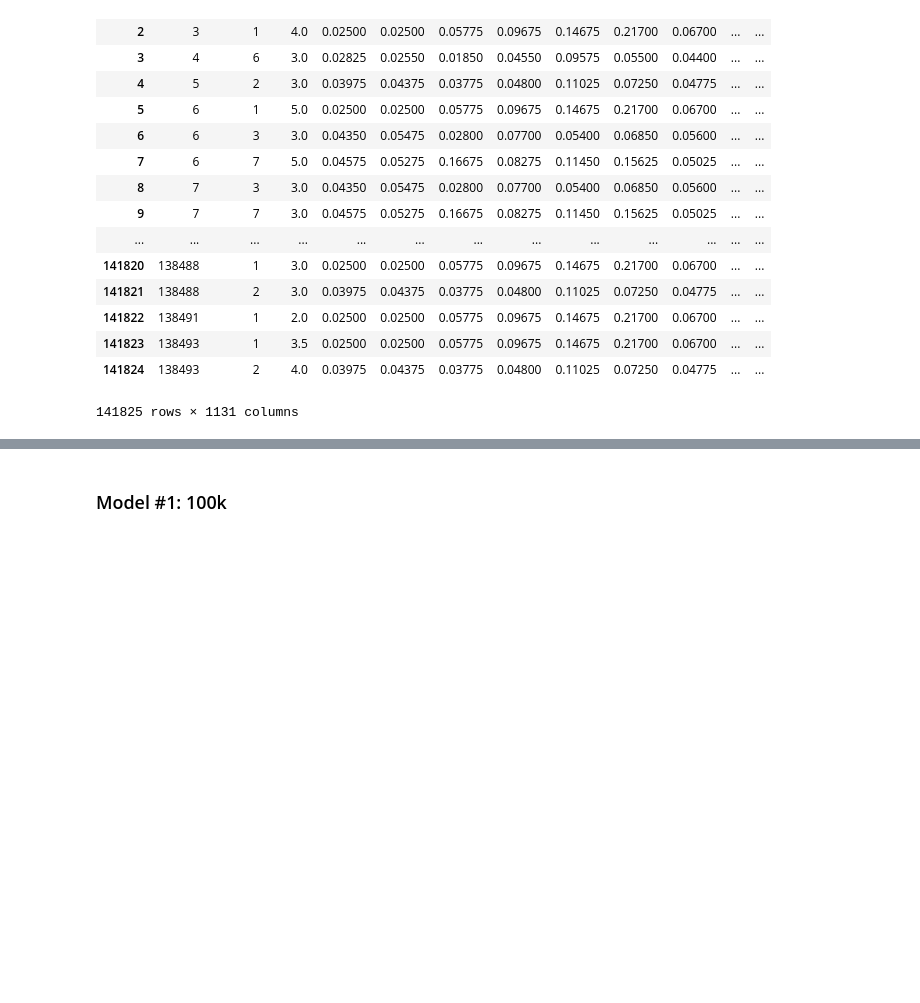
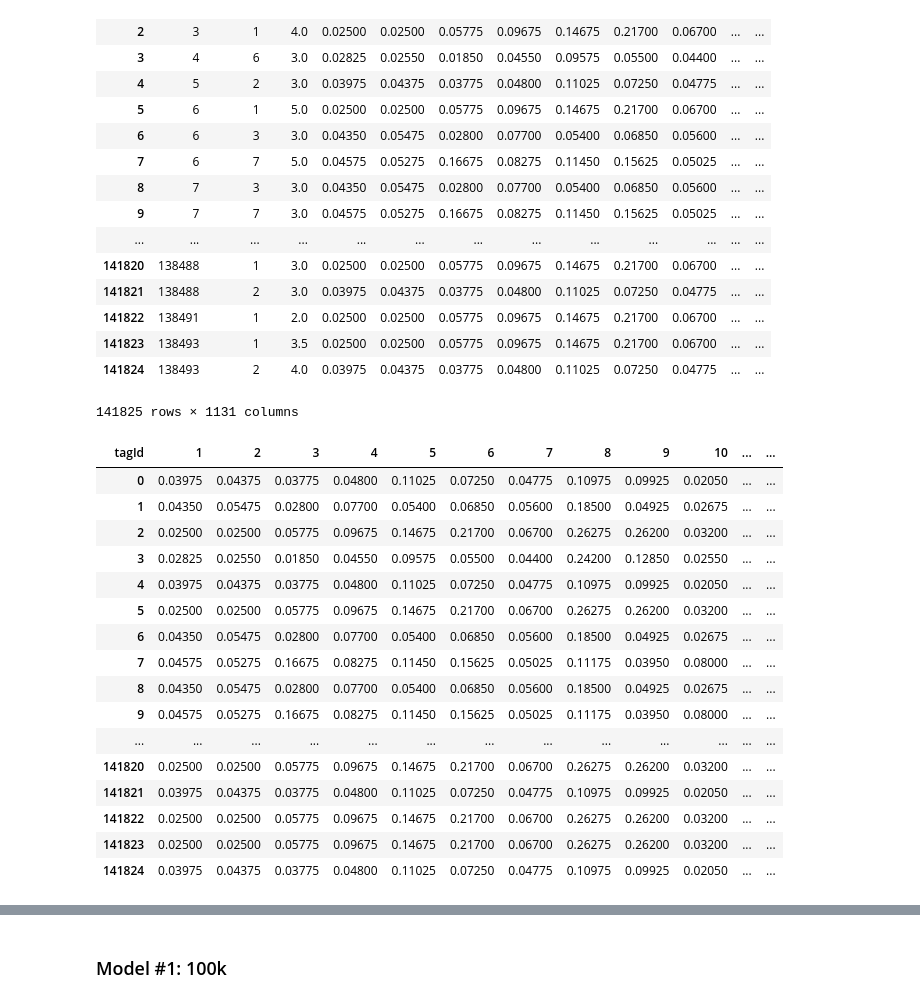
Before and after one commit to chasekregor/INFOCapstone, a Jupyter notebook: models.ipynb, the cells around one changed output, grey strips where cells are left out. Cells and saved outputs as stored; diff of their text form; code cells hidden in the pictures; blank space fills up the shorter version.

Commit message:
started making features for model 1

```diff
--- a/models.ipynb
+++ b/models.ipynb
@@ -72,6 +72,24 @@ model110k
 | 141824 | 138493 | 2 | 4.0 | 0.03975 | 0.04375 | 0.03775 | 0.04800 | 0.11025 | 0.07250 | 0.04775 | ... | ... |
 141825 rows × 1131 columns
 # %%
-features = model110k.iloc[,[4,5]]
+#features = model110k.iloc[4:]
+features = model110k.iloc[:,3:]
 features
 # %% [output]
+| tagId | 1 | 2 | 3 | 4 | 5 | 6 | 7 | 8 | 9 | 10 | ... | ... |
+| 0 | 0.03975 | 0.04375 | 0.03775 | 0.04800 | 0.11025 | 0.07250 | 0.04775 | 0.10975 | 0.09925 | 0.02050 | ... | ... |
+| 1 | 0.04350 | 0.05475 | 0.02800 | 0.07700 | 0.05400 | 0.06850 | 0.05600 | 0.18500 | 0.04925 | 0.02675 | ... | ... |
+| 2 | 0.02500 | 0.02500 | 0.05775 | 0.09675 | 0.14675 | 0.21700 | 0.06700 | 0.26275 | 0.26200 | 0.03200 | ... | ... |
+| 3 | 0.02825 | 0.02550 | 0.01850 | 0.04550 | 0.09575 | 0.05500 | 0.04400 | 0.24200 | 0.12850 | 0.02550 | ... | ... |
+| 4 | 0.03975 | 0.04375 | 0.03775 | 0.04800 | 0.11025 | 0.07250 | 0.04775 | 0.10975 | 0.09925 | 0.02050 | ... | ... |
+| 5 | 0.02500 | 0.02500 | 0.05775 | 0.09675 | 0.14675 | 0.21700 | 0.06700 | 0.26275 | 0.26200 | 0.03200 | ... | ... |
+| 6 | 0.04350 | 0.05475 | 0.02800 | 0.07700 | 0.05400 | 0.06850 | 0.05600 | 0.18500 | 0.04925 | 0.02675 | ... | ... |
+| 7 | 0.04575 | 0.05275 | 0.16675 | 0.08275 | 0.11450 | 0.15625 | 0.05025 | 0.11175 | 0.03950 | 0.08000 | ... | ... |
+| 8 | 0.04350 | 0.05475 | 0.02800 | 0.07700 | 0.05400 | 0.06850 | 0.05600 | 0.18500 | 0.04925 | 0.02675 | ... | ... |
+| 9 | 0.04575 | 0.05275 | 0.16675 | 0.08275 | 0.11450 | 0.15625 | 0.05025 | 0.11175 | 0.03950 | 0.08000 | ... | ... |
+| ... | ... | ... | ... | ... | ... | ... | ... | ... | ... | ... | ... | ... |
+| 141820 | 0.02500 | 0.02500 | 0.05775 | 0.09675 | 0.14675 | 0.21700 | 0.06700 | 0.26275 | 0.26200 | 0.03200 | ... | ... |
+| 141821 | 0.03975 | 0.04375 | 0.03775 | 0.04800 | 0.11025 | 0.07250 | 0.04775 | 0.10975 | 0.09925 | 0.02050 | ... | ... |
+| 141822 | 0.02500 | 0.02500 | 0.05775 | 0.09675 | 0.14675 | 0.21700 | 0.06700 | 0.26275 | 0.26200 | 0.03200 | ... | ... |
+| 141823 | 0.02500 | 0.02500 | 0.05775 | 0.09675 | 0.14675 | 0.21700 | 0.06700 | 0.26275 | 0.26200 | 0.03200 | ... | ... |
+| 141824 | 0.03975 | 0.04375 | 0.03775 | 0.04800 | 0.11025 | 0.07250 | 0.04775 | 0.10975 | 0.09925 | 0.02050 | ... | ... |
```
Also changed, not shown: parts of 2 cells of this notebook.
